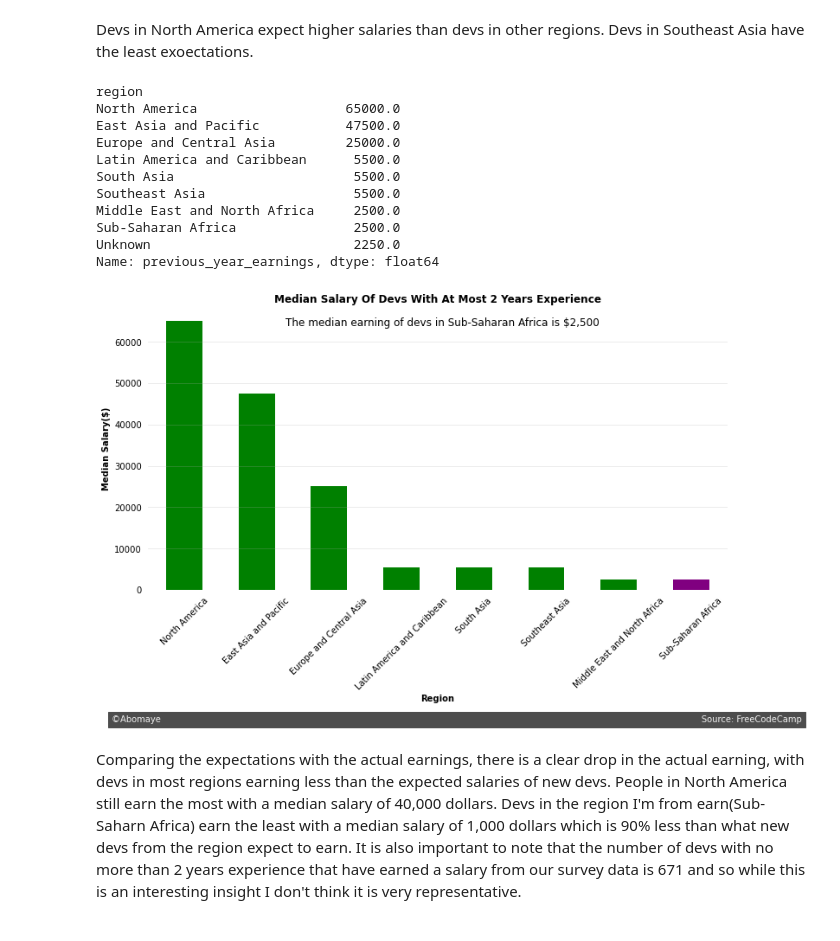
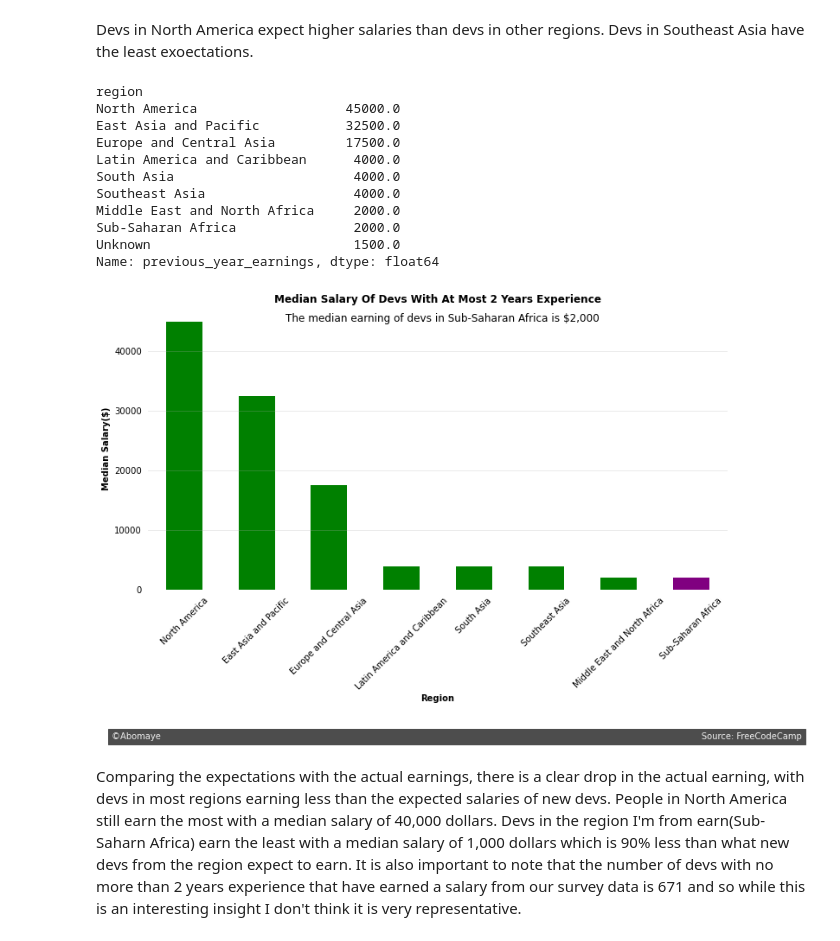
Before and after one commit to yickysan/FCC-survey, a Jupyter notebook: fcc 2021 survey.ipynb, the cells around one changed output. Drawn from its saved outputs; the diff is of its cells as text; code cells hidden in the pictures.

```diff
--- a/fcc 2021 survey.ipynb
+++ b/fcc 2021 survey.ipynb
@@ -210,8 +210,7 @@ fcc['previous_year_earnings'] = fcc['previous_year_earnings'].str.split()
 # taking average between range
 fcc['previous_year_earnings'] = round(
     (fcc['previous_year_earnings'].str[0].str.replace(",", "").str.replace("Under", "2000").str.replace("None", "0").str.replace("I", "0").astype(float)
-    + fcc['previous_year_earnings'].str[2].str.replace(",", "").str.replace("want", "0").str.replace("over", "0").str.replace("know", "0").astype(float).fillna(0)
-     /2)
+    + fcc['previous_year_earnings'].str[2].str.replace(",", "").str.replace("want", "0").str.replace("over", "250000").str.replace("know", "0").astype(float).fillna(0))/2
 )
 # %%
 fcc['previous_year_earnings'].value_counts(dropna=False)
@@ -970,38 +969,38 @@ Devs in North America expect higher salaries than devs in other regions. Devs in
 employed_new_devs.groupby("region")["previous_year_earnings"].median().sort_values(ascending=False)
 # %% [output]
 region
-North America                   65000.0
-East Asia and Pacific           47500.0
-Europe and Central Asia         25000.0
-Latin America and Caribbean      5500.0
-South Asia                       5500.0
-Southeast Asia                   5500.0
-Middle East and North Africa     2500.0
-Sub-Saharan Africa               2500.0
-Unknown                          2250.0
+North America                   45000.0
+East Asia and Pacific           32500.0
+Europe and Central Asia         17500.0
+Latin America and Caribbean      4000.0
+South Asia                       4000.0
+Southeast Asia                   4000.0
+Middle East and North Africa     2000.0
+Sub-Saharan Africa               2000.0
+Unknown                          1500.0
 Name: previous_year_earnings, dtype: float64
 # %%
 # plotting the median previous year earnings
 colors = ["green" ,"green", "green", "green", "green", "green", "green", "purple"]
 ax = employed_new_devs.groupby("region")["previous_year_earnings"].median().sort_values(ascending=False).drop("Unknown").plot.bar(color=colors,
                                                                                                                                 figsize=(12, 6))
 spines = ["top", "bottom", "right", "left"]
 for spine in spines:
     ax.spines[spine].set_visible(False)
 ax.grid(True, alpha=0.3, axis="y")
 ax.tick_params(bottom=0, left=0)
 plt.xticks(rotation=45)
 plt.ylabel("Median Salary($)", weight= "bold")
 plt.xlabel("Region", weight="bold")
-ax.text(1.4, 64000, "The median earning of devs in Sub-Saharan Africa is $2,500",
+ax.text(1.4, 45000, "The median earning of devs in Sub-Saharan Africa is $2,000",
         size=12)
-ax.text(-1, -32000, "©Abomaye" +" "*200 + "Source: FreeCodeCamp",
+ax.text(-1, -25000, "©Abomaye" +" "*200 + "Source: FreeCodeCamp",
        color="#f0f0f0", backgroundcolor="#4d4d4d")
 plt.title("Median Salary Of Devs With At Most 2 Years Experience",
           weight="bold")
 plt.show()
 # %% [output]
-[figure, old version]
+[figure, new version]
 # %% [markdown]
 Comparing the expectations with the actual earnings, there is a clear drop in the actual earning, with devs in most regions earning less than the expected salaries of new devs. People in North America still earn the most with a median salary of 40,000 dollars. Devs in the region I'm from earn(Sub-Saharn Africa) earn the least with a median salary of 1,000 dollars which is 90% less than what new devs from the region expect to earn. It is also important to note that the number of devs with no more than 2 years experience that have earned a salary from our survey data is 671 and so while this is an interesting insight I don't think it is very representative.
 # %% [markdown]
```
Also changed, not shown: parts of 7 cells of this notebook.
